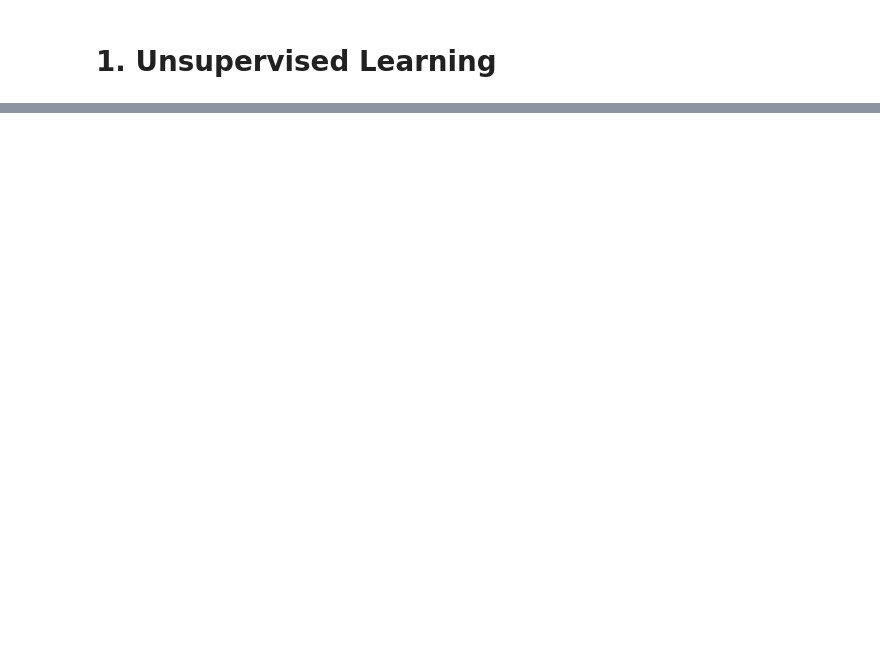
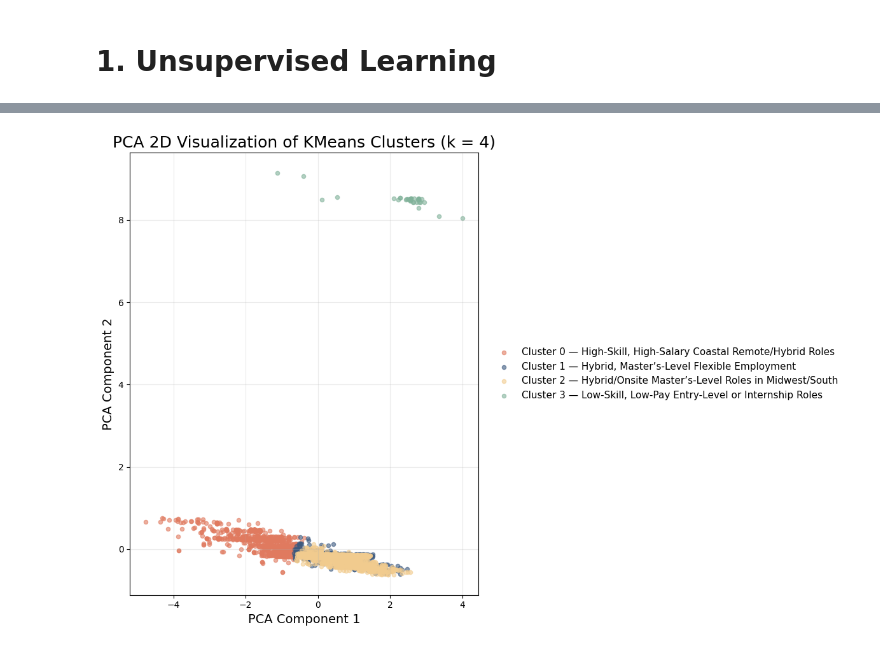
Before and after one commit to jiexnfan/ad688-employability-sp25A1-group2, a Jupyter notebook: tabs/ml_methods.ipynb, the cells around one changed output, grey strips where cells are left out. Drawn from its saved outputs; the diff is of its cells as text; code cells hidden in the pictures; blank space fills up the shorter version.

```diff
--- a/tabs/ml_methods.ipynb
+++ b/tabs/ml_methods.ipynb
@@ -238,0 +643,62 @@ print(df[cols].dtypes)
+# %%
+from pyspark.ml.feature import PCA
+
+pca = PCA(k=2, inputCol="FEATURES", outputCol="pcaFeatures")
+pca_model = pca.fit(clustered_df)
+pca_df = pca_model.transform(clustered_df)
+# %%
+sample_df = pca_df.sample(False, 0.1, seed=42)
+# %%
+pdf = sample_df.select("pcaFeatures", "prediction").toPandas()
+
+pdf["x"] = pdf["pcaFeatures"].apply(lambda v: float(v[0]))
+pdf["y"] = pdf["pcaFeatures"].apply(lambda v: float(v[1]))
+pdf["cluster"] = pdf["prediction"].astype(int)
+# %%
+import matplotlib.pyplot as plt
+
+# Morandi palette (distinct but soft)
+colors = {
+    0: "#E07A5F",   # warm beige
+    1: "#3D5A80",   # grey green
+    2: "#F2CC8F",   # soft sand
+    3: "#81B29A"    # soft blue
+}
+
+cluster_names = {
+    0: "Cluster 0 — High-Skill, High-Salary Coastal Remote/Hybrid Roles",
+    1: "Cluster 1 — Hybrid, Master’s-Level Flexible Employment",
+    2: "Cluster 2 — Hybrid/Onsite Master’s-Level Roles in Midwest/South",
+    3: "Cluster 3 — Low-Skill, Low-Pay Entry-Level or Internship Roles"
+}
+
+plt.figure(figsize=(12, 8))
+
+for c in sorted(pdf["cluster"].unique()):
+    subset = pdf[pdf["cluster"] == c]
+    plt.scatter(
+        subset["x"],
+        subset["y"],
+        s=20,
+        alpha=0.6,
+        color=colors[c],
+        label=cluster_names[c]
+    )
+
+plt.xlabel("PCA Component 1", fontsize=14)
+plt.ylabel("PCA Component 2", fontsize=14)
+plt.title("PCA 2D Visualization of KMeans Clusters (k = 4)", fontsize=18)
+
+# Legend on the right
+plt.legend(
+    loc="center left",
+    bbox_to_anchor=(1.02, 0.5),
+    frameon=False,
+    fontsize=11
+)
+
+plt.grid(alpha=0.25)
+plt.tight_layout()
+plt.show()
+# %% [output]
+[figure, added]
```
Also changed, not shown: parts of 31 cells of this notebook.
